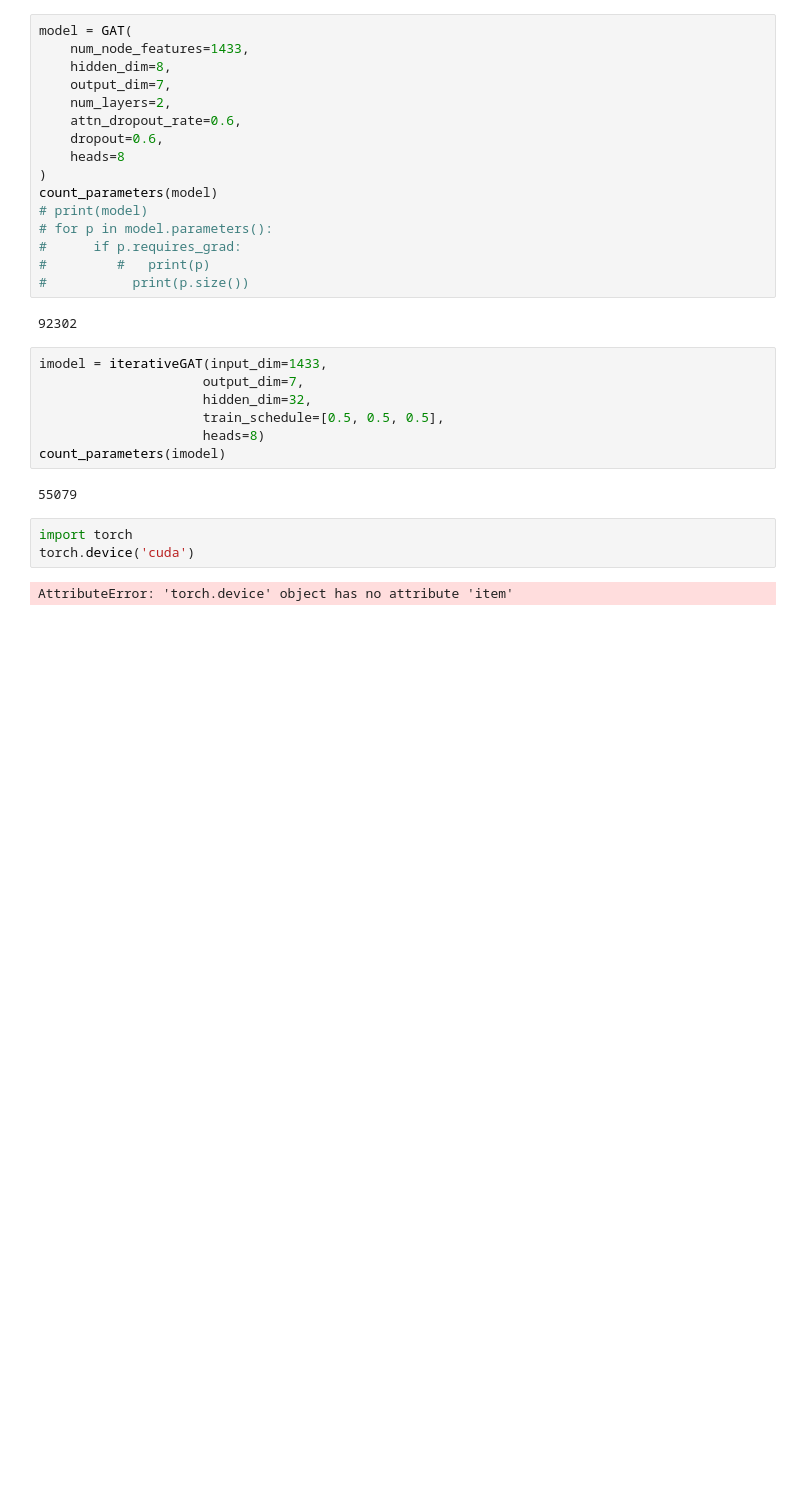
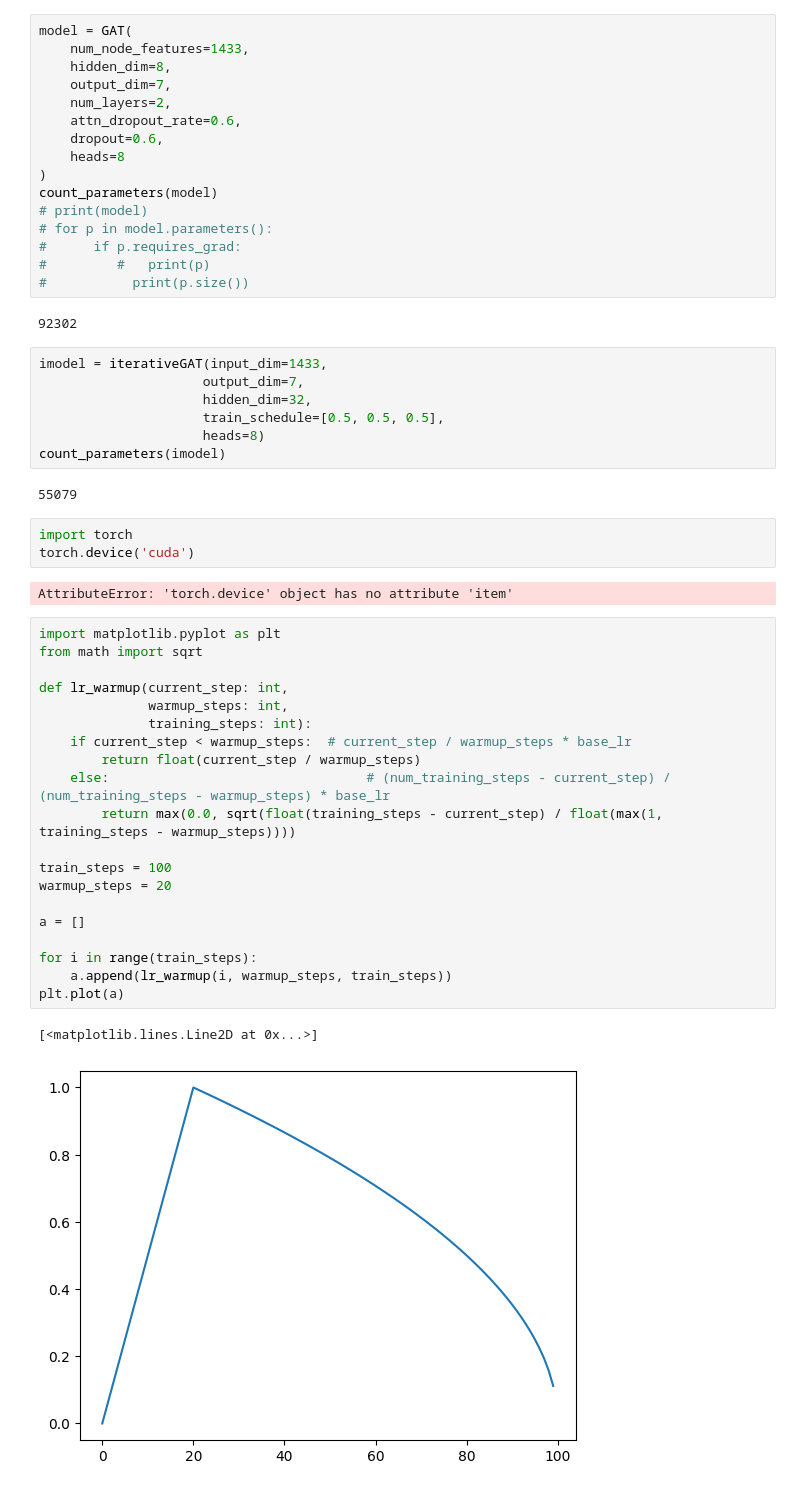
Before and after one commit to SizhuangHe/IterativeMethods, a Jupyter notebook: GCNexperiments/notebooks/play.ipynb, the cells around one changed output. Saved outputs shown, nothing was run; the diff lists cells and outputs as text; blank space fills up the shorter version.

```diff
--- a/GCNexperiments/notebooks/play.ipynb
+++ b/GCNexperiments/notebooks/play.ipynb
@@ -205,3 +203,26 @@ import torch
 torch.device('cuda')
 # %% [output]
 AttributeError: 'torch.device' object has no attribute 'item'
+# %%
+import matplotlib.pyplot as plt
+from math import sqrt
+
+def lr_warmup(current_step: int,
+              warmup_steps: int,
+              training_steps: int):
+    if current_step < warmup_steps:  # current_step / warmup_steps * base_lr
+        return float(current_step / warmup_steps)
+    else:                                 # (num_training_steps - current_step) / (num_training_steps - warmup_steps) * base_lr
+        return max(0.0, sqrt(float(training_steps - current_step) / float(max(1, training_steps - warmup_steps))))
+
+train_steps = 100
+warmup_steps = 20
+
+a = []
+
+for i in range(train_steps):
+    a.append(lr_warmup(i, warmup_steps, train_steps))
+plt.plot(a)
+# %% [output]
+[<matplotlib.lines.Line2D at 0x...>]
+[figure, added]
```
Also changed, not shown: parts of 4 cells of this notebook, 41 other files.
